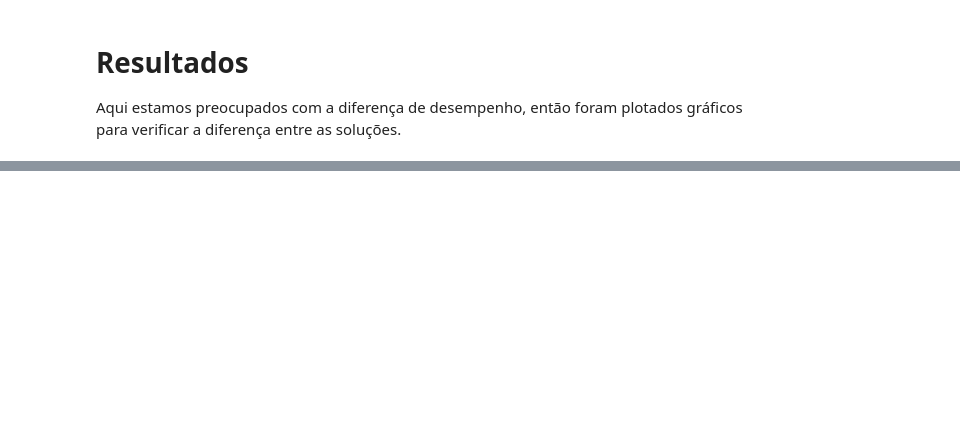
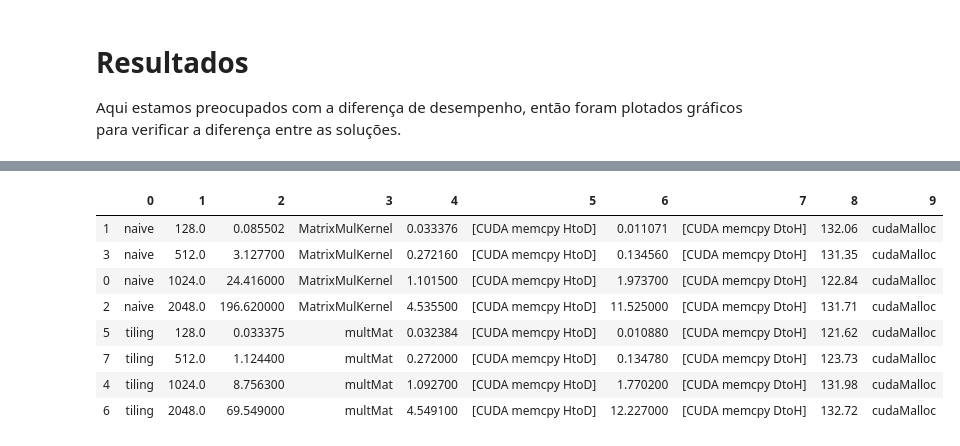
Before and after one commit to filipefborba/supercomp, a Jupyter notebook: 15-gpu-IV/Filipe Borba - GPU Entrega.ipynb, the cells around one changed output, grey strips where cells are left out. Cells and saved outputs as stored; diff of their text form; code cells hidden in the pictures; blank space fills up the shorter version.

```diff
--- a/15-gpu-IV/Filipe Borba - GPU Entrega.ipynb
+++ b/15-gpu-IV/Filipe Borba - GPU Entrega.ipynb
@@ -70,9 +105,9 @@ def fix_time(time):
 # %%
 # Pegar nome e tempo de execucao
 def get_name_and_time(output, name):
-    if (name == "tiling"):
+    if (name.startswith("tiling")):
         name = "multMat"
-    if (name == "naive"):
+    if (name.startswith("naive")):
         name = "MatrixMulKernel"
     for s in output:
         found_name = s.find(name)
@@ -86,12 +121,14 @@ def get_name_and_time(output, name):
                 return found_time.group(1).split()[0], result
 # %%
 # Tempos de alocacao e copia de memoria, alem de kernel.
-def run_nvprof_test(file, input_file):
+def run_nvprof_test(file):
     output = subprocess.check_output(["ssh", "-i", key, host, "cd", working_directory+"build/", "&&",
                                  "nvprof", f"./{file}"], stderr=subprocess.STDOUT)
     output = output.decode("utf-8").splitlines()
 
-    print(f"--{file}------{input_file}--")
+    filename = re.sub("\d+", "", file)
+    vsize = re.sub("\D", "", file)
+    print(f"--{file}------{vsize}--")
     kernel_time, kernel_name = get_name_and_time(output, str(file))
     htod_time, htod_name = get_name_and_time(output, "[CUDA memcpy HtoD]")
     dtoh_time, dtoh_name = get_name_and_time(output, "[CUDA memcpy DtoH]")
@@ -100,7 +137,7 @@ def run_nvprof_test(file, input_file):
     htod_time = fix_time(htod_time)
     dtoh_time = fix_time(dtoh_time)
     malloc_time = fix_time(malloc_time)
-    return [file, input_file,
+    return [filename, vsize,
         kernel_time, kernel_name,
         htod_time, htod_name,
         dtoh_time, dtoh_name,
@@ -122,6 +202,17 @@ df
 # %%
 df2 = pd.DataFrame(data_gpu, dtype=np.float64)
+df2 = df2.sort_values(by=[0, 1])
 df2
+# %% [output]
+|  | 0 | 1 | 2 | 3 | 4 | 5 | 6 | 7 | 8 | 9 |
+| 1 | naive | 128.0 | 0.085502 | MatrixMulKernel | 0.033376 | [CUDA memcpy HtoD] | 0.011071 | [CUDA memcpy DtoH] | 132.06 | cudaMalloc |
+| 3 | naive | 512.0 | 3.127700 | MatrixMulKernel | 0.272160 | [CUDA memcpy HtoD] | 0.134560 | [CUDA memcpy DtoH] | 131.35 | cudaMalloc |
+| 0 | naive | 1024.0 | 24.416000 | MatrixMulKernel | 1.101500 | [CUDA memcpy HtoD] | 1.973700 | [CUDA memcpy DtoH] | 122.84 | cudaMalloc |
+| 2 | naive | 2048.0 | 196.620000 | MatrixMulKernel | 4.535500 | [CUDA memcpy HtoD] | 11.525000 | [CUDA memcpy DtoH] | 131.71 | cudaMalloc |
+| 5 | tiling | 128.0 | 0.033375 | multMat | 0.032384 | [CUDA memcpy HtoD] | 0.010880 | [CUDA memcpy DtoH] | 121.62 | cudaMalloc |
+| 7 | tiling | 512.0 | 1.124400 | multMat | 0.272000 | [CUDA memcpy HtoD] | 0.134780 | [CUDA memcpy DtoH] | 123.73 | cudaMalloc |
+| 4 | tiling | 1024.0 | 8.756300 | multMat | 1.092700 | [CUDA memcpy HtoD] | 1.770200 | [CUDA memcpy DtoH] | 131.98 | cudaMalloc |
+| 6 | tiling | 2048.0 | 69.549000 | multMat | 4.549100 | [CUDA memcpy HtoD] | 12.227000 | [CUDA memcpy DtoH] | 132.72 | cudaMalloc |
 # %%
 groups = df.groupby(0)
 
```
Also changed, not shown: parts of 12 cells of this notebook.
